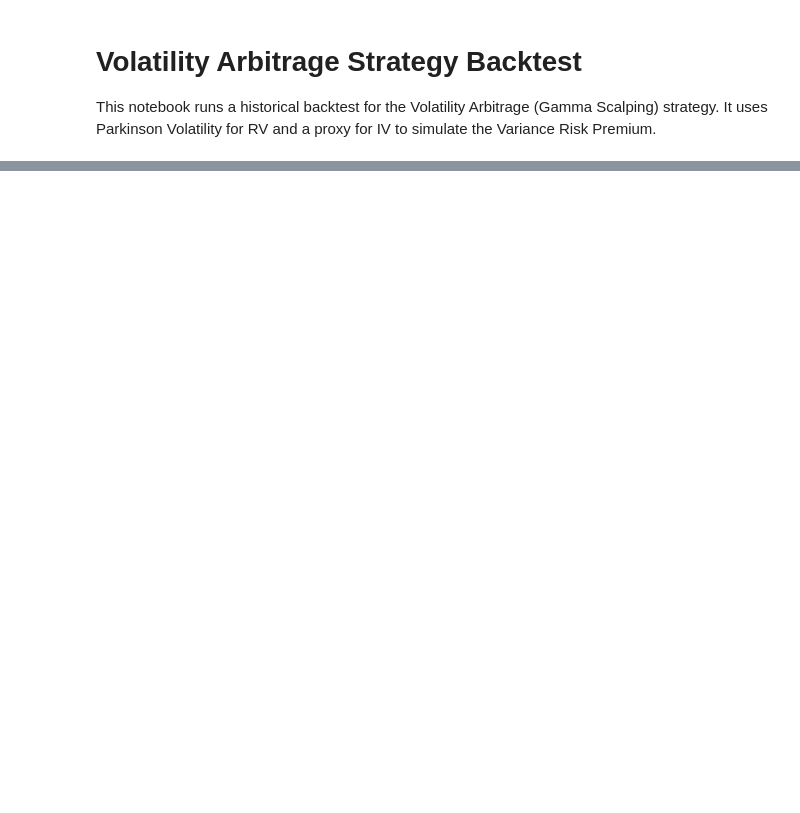
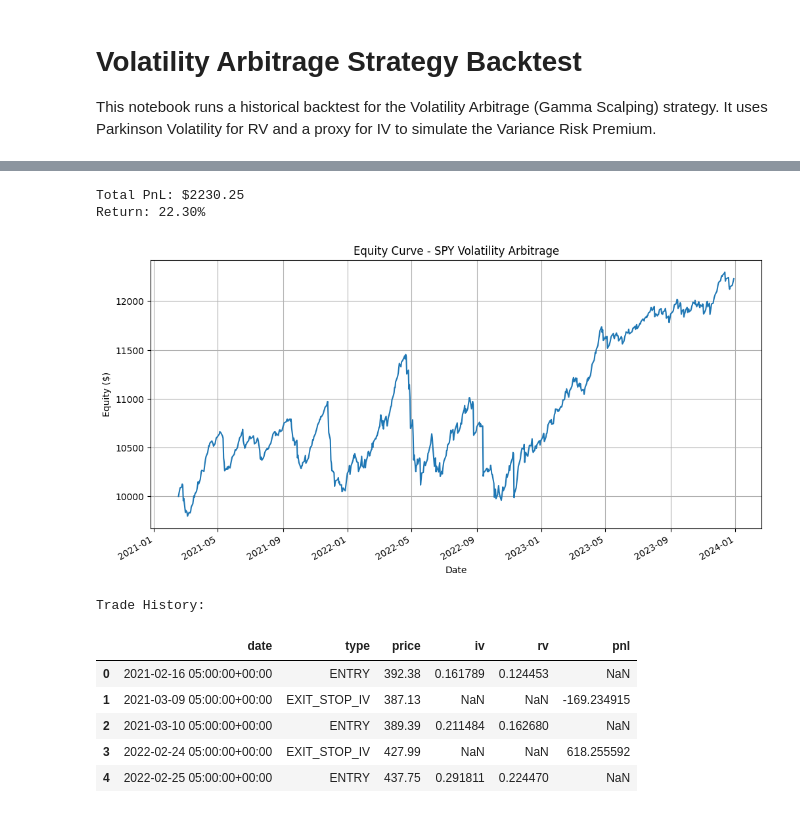
Before and after one commit to AntoineBesson/trading-bot, a Jupyter notebook: notebooks/03_volatility_arb_backtest.ipynb, the cells around one changed output, grey strips where cells are left out. Saved outputs shown, nothing was run; the diff lists cells and outputs as text; code cells hidden in the pictures; blank space fills up the shorter version.

```diff
--- a/notebooks/03_volatility_arb_backtest.ipynb
+++ b/notebooks/03_volatility_arb_backtest.ipynb
@@ -38,8 +41,9 @@ class NoOpPortfolioManager:
 # %%
 # Configuration
 SYMBOL = 'SPY'
-START_DATE = '2020-01-01'
-END_DATE = '2023-01-01'
+START_DATE = '2021-01-01'
+END_DATE = '2024-01-01'
+INITIAL_CAPITAL = 10000.0
 
 # Initialize Handlers
 data_handler = DataHandler(paper_trading=True)
@@ -58,11 +62,15 @@ strategy = VolatilityArbitrageStrategy(
     option_data_handler=option_data_handler,
     multi_leg_execution=multi_leg_helper,
     lookback_days=30,
-    entry_threshold=1.25
+    entry_threshold=1.25,
+    delta_threshold=25.0,
+    stop_loss_iv_mult=1.3,
+    contracts=1,
+    initial_capital=INITIAL_CAPITAL
 )
 
 print(f"Strategy {strategy.strategy_id} initialized.")
 
 # Run Backtest
 print("Running backtest...")
-strategy.run_backtest(START_DATE, END_DATE)
+results = strategy.run_backtest(START_DATE, END_DATE, initial_capital=INITIAL_CAPITAL)
@@ -68,0 +93,37 @@ strategy.run_backtest(START_DATE, END_DATE)
+# %%
+import matplotlib.pyplot as plt
+import pandas as pd
+
+if results:
+    print(f"Total PnL: ${results['total_pnl']:.2f}")
+    print(f"Return: {results['return_pct']:.2f}%")
+
+    # Plot Equity Curve
+    if not results['equity_curve'].empty:
+        plt.figure(figsize=(12, 6))
+        results['equity_curve']['equity'].plot()
+        plt.title(f"Equity Curve - {SYMBOL} Volatility Arbitrage")
+        plt.xlabel("Date")
+        plt.ylabel("Equity ($)")
+        plt.grid(True)
+        plt.show()
+
+    # Display Trades
+    if not results['trades'].empty:
+        print("\nTrade History:")
+        display(results['trades'])
+    else:
+        print("\nNo trades were executed.")
+else:
+    print("Backtest failed or returned no results.")
+# %% [output]
+Total PnL: $2230.25
+Return: 22.30%
+[figure, added]
+Trade History:
+|  | date | type | price | iv | rv | pnl |
+| 0 | 2021-02-16 05:00:00+00:00 | ENTRY | 392.38 | 0.161789 | 0.124453 | NaN |
+| 1 | 2021-03-09 05:00:00+00:00 | EXIT_STOP_IV | 387.13 | NaN | NaN | -169.234915 |
+| 2 | 2021-03-10 05:00:00+00:00 | ENTRY | 389.39 | 0.211484 | 0.162680 | NaN |
+| 3 | 2022-02-24 05:00:00+00:00 | EXIT_STOP_IV | 427.99 | NaN | NaN | 618.255592 |
+| 4 | 2022-02-25 05:00:00+00:00 | ENTRY | 437.75 | 0.291811 | 0.224470 | NaN |
```
Also changed, not shown: parts of 3 cells of this notebook, 10 other files.
